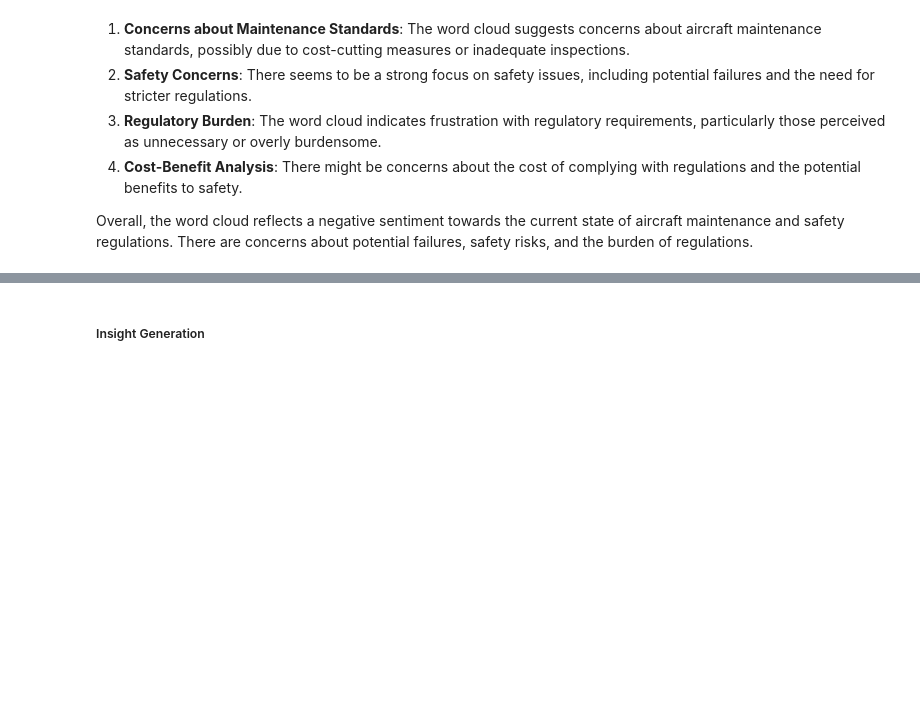
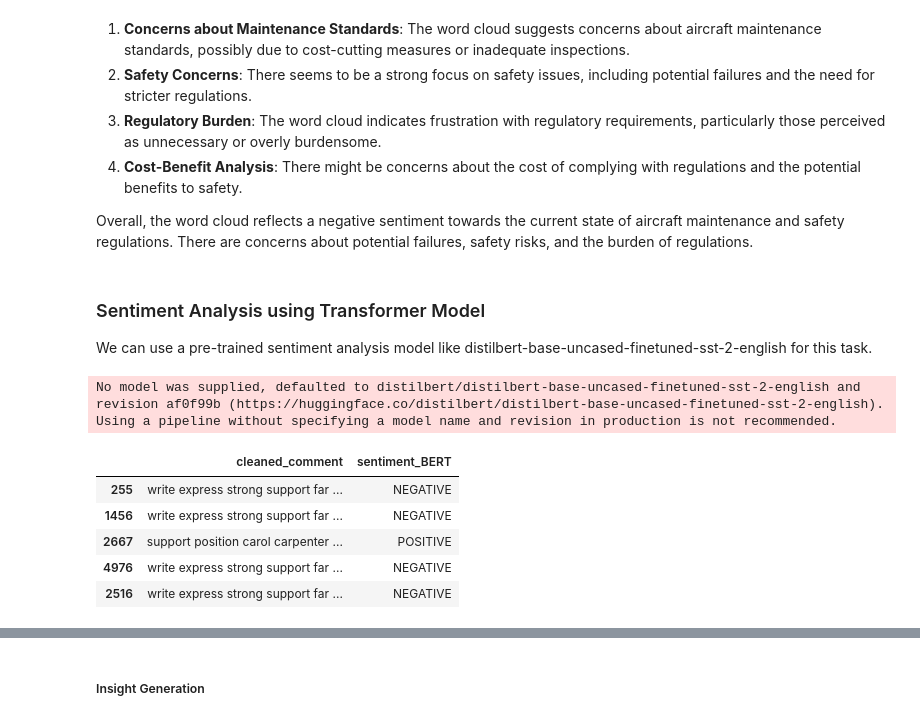
Before and after one commit to Eyong20/Data-Society-Take-Home-Assessment, a Jupyter notebook: Federal_regulation_comments_analysis.ipynb, the cells around one changed output, grey strips where cells are left out. Drawn from its saved outputs; the diff is of its cells as text; code cells hidden in the pictures; blank space fills up the shorter version.

```diff
--- a/Federal_regulation_comments_analysis.ipynb
+++ b/Federal_regulation_comments_analysis.ipynb
@@ -995,3 +1044,27 @@ plt.show()
 4. **Cost-Benefit Analysis**: There might be concerns about the cost of complying with regulations and the potential benefits to safety.
 
 Overall, the word cloud reflects a negative sentiment towards the current state of aircraft maintenance and safety regulations. There are concerns about potential failures, safety risks, and the burden of regulations.
+# %% [markdown]
+### Sentiment Analysis using Transformer Model
+We can use a pre-trained sentiment analysis model like distilbert-base-uncased-finetuned-sst-2-english for this task.
+# %%
+# Initialize sentiment analysis pipeline
+sentiment_analyzer = pipeline("sentiment-analysis")
+# %% [output]
+No model was supplied, defaulted to distilbert/distilbert-base-uncased-finetuned-sst-2-english and revision af0f99b (https://huggingface.co/distilbert/distilbert-base-uncased-finetuned-sst-2-english).
+Using a pipeline without specifying a model name and revision in production is not recommended.
+# %%
+temp = manual_data.drop_duplicates(subset = ['cleaned_comment']).sample(n = 10)
+# %%
+# Perform sentiment analysis on each comment
+temp['sentiment_BERT'] = temp['cleaned_comment'].apply(lambda x: sentiment_analyzer(x)[0]['label'])
+
+# Display sample results
+temp[['cleaned_comment', 'sentiment_BERT']].head()
+# %% [output]
+|  | cleaned_comment | sentiment_BERT |
+| 255 | write express strong support far ... | NEGATIVE |
+| 1456 | write express strong support far ... | NEGATIVE |
+| 2667 | support position carol carpenter ... | POSITIVE |
+| 4976 | write express strong support far ... | NEGATIVE |
+| 2516 | write express strong support far ... | NEGATIVE |
```
Also changed, not shown: parts of 17 cells of this notebook.
